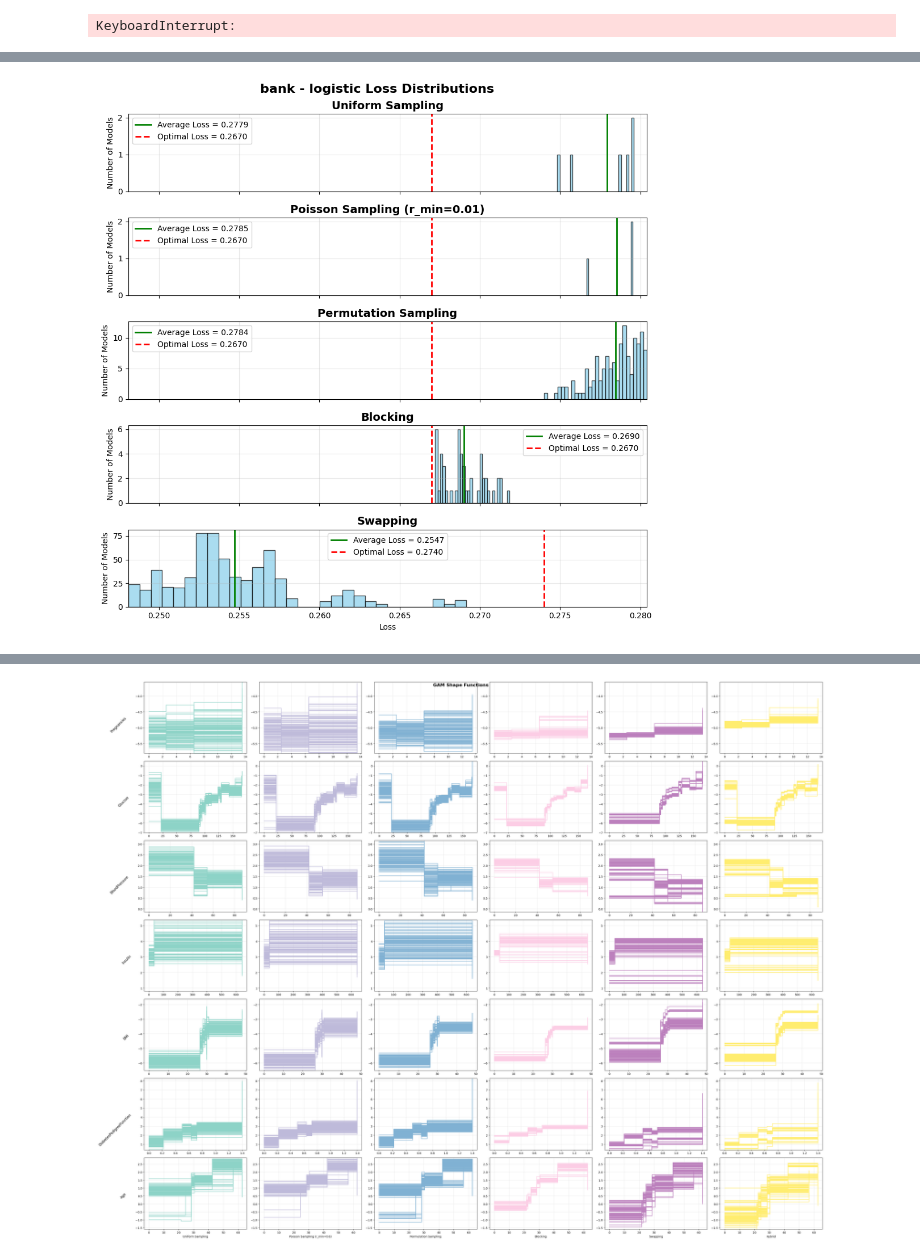
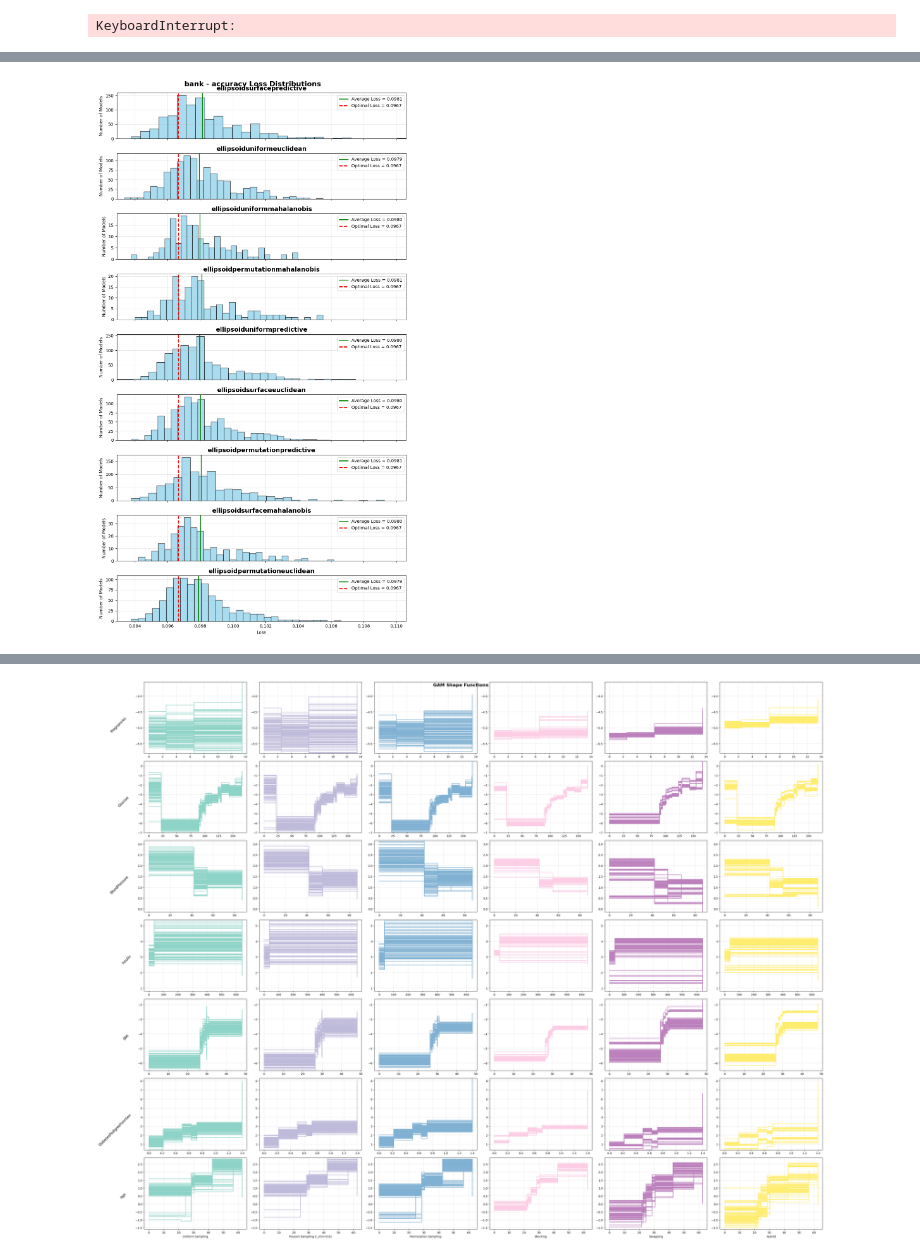
Before and after one commit to chrisli36/gam-rashoman-set, a Jupyter notebook: method_scripts/evaluation.ipynb, the cells around one changed output, grey strips where cells are left out. Drawn from its saved outputs; the diff is of its cells as text; code cells hidden in the pictures.

Commit message:
ellipsoid method now splits weights into full bins

```diff
--- a/method_scripts/evaluation.ipynb
+++ b/method_scripts/evaluation.ipynb
@@ -204,40 +196,30 @@ with open(f'all_datasets_results.pkl', 'wb') as f:
 # %% [markdown]
 ### Get Plotting Functions
 # %%
-with open(f'all_datasets_results_50.pkl', 'rb') as f:
-# with open('all_datasets_results_r_min.pkl', 'rb') as f:
-    all_datasets_results = pkl.load(f)
-for dname, df in all_datasets_results.items():
-    all_datasets_results[dname] = df[df['method'].isin(method_to_name.values())]
+with open(f'all_datasets_results.pkl', 'rb') as f:
+    all_datasets_results = pickle.load(f)
+# for dname, df in all_datasets_results.items():
+#     all_datasets_results[dname] = df[df['method'].isin(method_to_name.values())]
 # %%
 feature_to_shape_metrics = ['feature_to_shape_differences', 'feature_to_shape_diversities']
 
-def show_loss_distributions(all_datasets_results, dname, loss_type):
-    df = all_datasets_results[dname]
-    plotter = MultiPlotter(title=f"{dname} - {loss_type} Loss Distributions")
+def show_loss_distributions(all_datasets_results, dn, loss_type):
+    df = all_datasets_results[dn]
+    plotter = MultiPlotter(title=f"{dn} - {loss_type} Loss Distributions")
     for i, row in df.iterrows():
-        path = f"../datasets/{dname}.csv"
-        X, y, header, new_header, sample_p = BaseGAMRSetMethod.get_binned_dataset(path, row["n_estimators"])
-        w_rset = row['w_rset']
-        w_opt = row['w_opt']
-        l2 = row['l2']
-        losses, opt_loss = BaseGAMRSetMethod.get_loss(
-            X, y,
-            w_rset,
-            loss_type=loss_type,
-            verbosity=0,
-            w_opt=w_opt,
-            l2=l2,
-            sample_p=sample_p,
-        )
-        plotter.add_distribution(losses, row['method'], opt_loss)
+        losses = row[loss_type]
+        opt_loss = row[loss_type + '_opt']
+        plotter.add_distribution(losses, row['method_type'].value + row['sampling'] + row['distance_metric'], opt_loss)
     plotter.plot_distributions()
 
-def get_bar_plot(all_datasets_results, metric, methods):
+def get_bar_plot(all_datasets_results, metric):
     plotter = MultiPlotter(title=f"{metric} Bar Plot")
     for dname in all_datasets_results.keys():
+        # make a list (one element per row) that concatenates the sampling and distance metric
+        methods = [row['sampling'] + row['distance_metric'] for _, row in all_datasets_results[dname].iterrows()]
         df = all_datasets_results[dname]
-        plotter.add_bar(df[metric].to_list(), dname, [method_to_name[m] for m in methods])
+        print(methods)
+        plotter.add_bar(df[metric].to_list(), dname, methods)
     fig = plotter.plot_bar_charts()
     return fig
 
@@ -344,4 +340,4 @@ KeyboardInterrupt:
 # %%
-show_loss_distributions(all_datasets_results, "bank", "logistic")
+show_loss_distributions(all_datasets_results, "bank", "accuracy")
 # %% [output]
-[figure, old version]
+[figure, new version]
```
Also changed, not shown: parts of 10 cells of this notebook, 8 other files.
